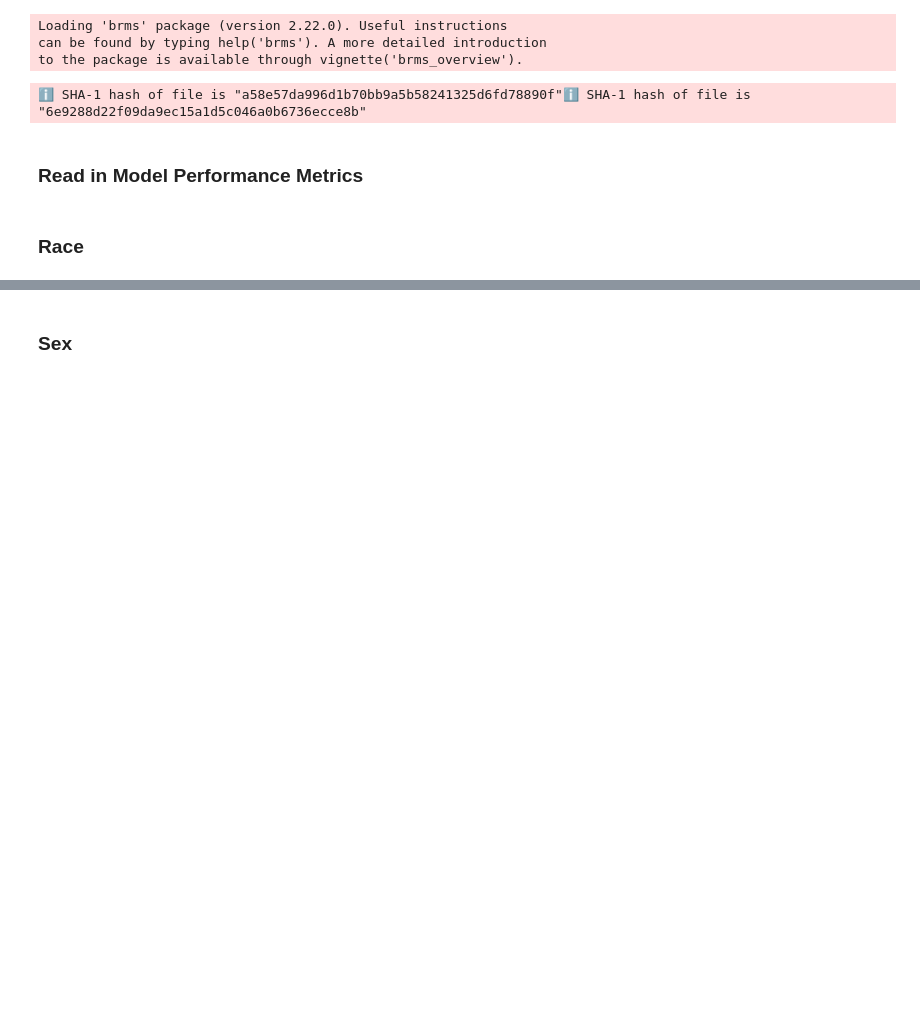
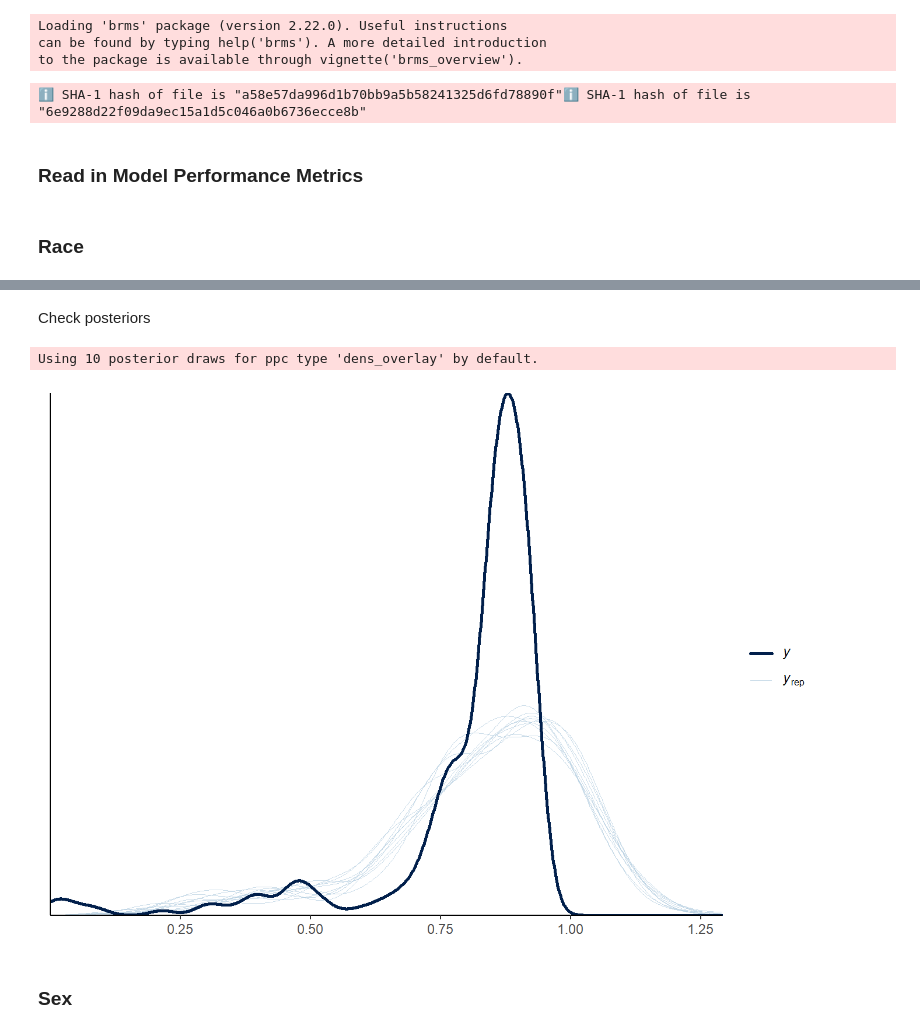
Before and after one commit to KendraPaquette/study_lag, a Jupyter notebook: notebooks/ana_time_subgroup.embed.ipynb, the cells around one changed output, grey strips where cells are left out. Saved outputs shown, nothing was run; the diff lists cells and outputs as text; code cells hidden in the pictures; blank space fills up the shorter version.

```diff
--- a/notebooks/ana_time_subgroup.embed.ipynb
+++ b/notebooks/ana_time_subgroup.embed.ipynb
@@ -157,3 +210,10 @@ bayesplot::mcmc_trace(model_race, pars = c("b_Intercept", "b_racenotwhite", "b_l
+# %% [markdown]
+Check posteriors
+# %%
+pp_check(model_race)
+# %% [output]
+Using 10 posterior draws for ppc type 'dens_overlay' by default.
+[figure, added]
 # %% [markdown]
 ### Sex
 # %%
```
Also changed, not shown: parts of 35 cells of this notebook, 13 other files.
